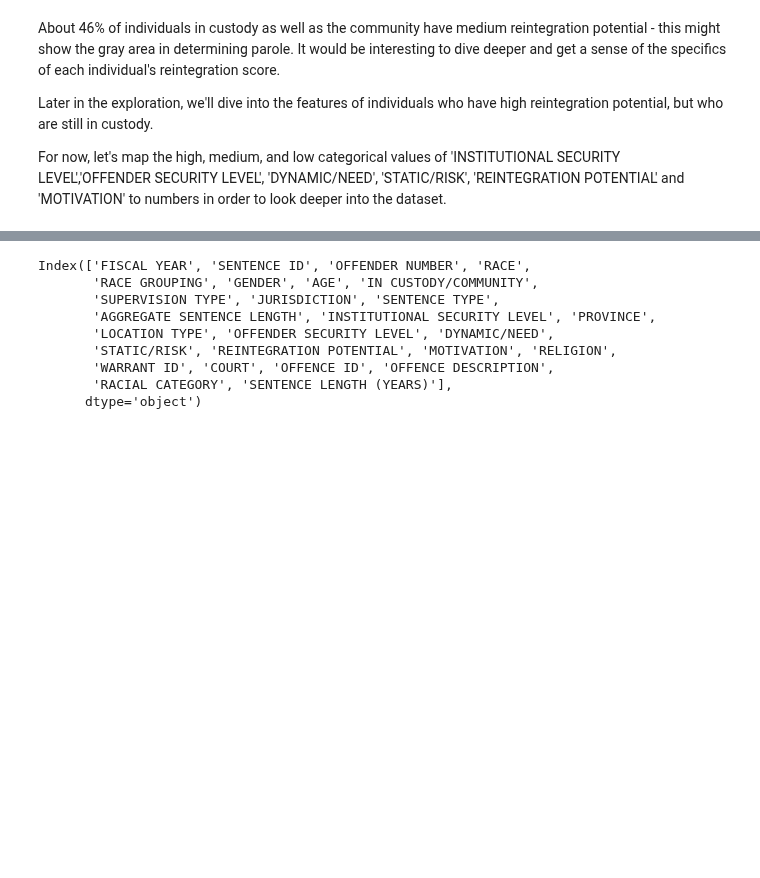
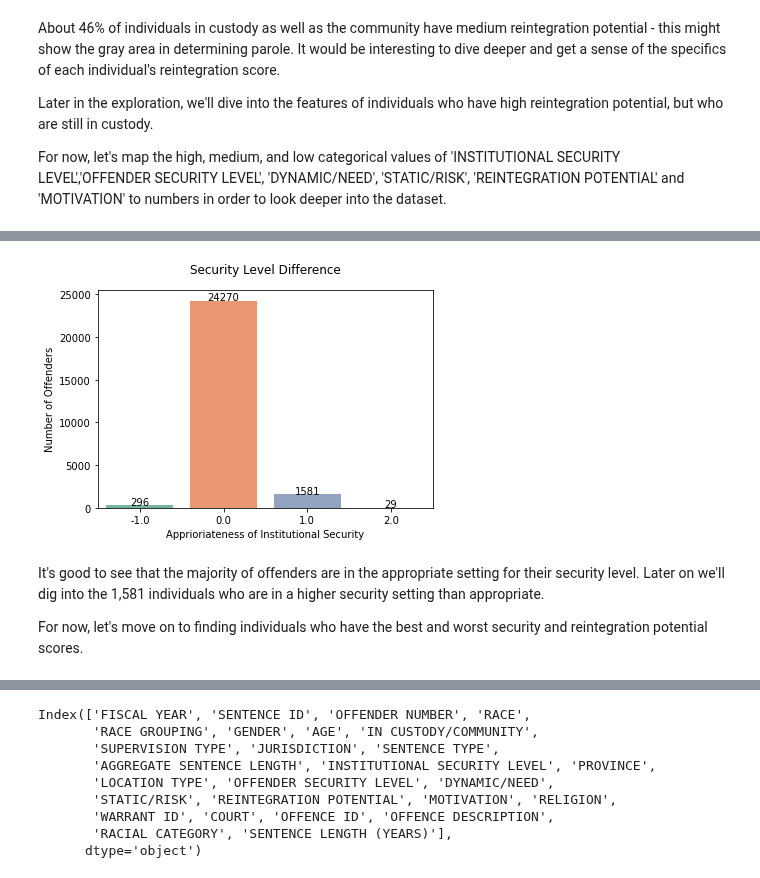
Before and after one commit to anastasiabizyayeva/Bias_Behind_Bars, a Jupyter notebook: EDA.ipynb, the cells around one changed output, grey strips where cells are left out. Saved outputs shown, nothing was run; the diff lists cells and outputs as text; code cells hidden in the pictures; blank space fills up the shorter version.

```diff
--- a/EDA.ipynb
+++ b/EDA.ipynb
@@ -353,3 +355,34 @@ About 46% of individuals in custody as well as the community have medium reinteg
 Later in the exploration, we'll dive into the features of individuals who have high reintegration potential, but who are still in custody.
 
 For now, let's map the high, medium, and low categorical values of 'INSTITUTIONAL SECURITY LEVEL','OFFENDER SECURITY LEVEL', 'DYNAMIC/NEED', 'STATIC/RISK', 'REINTEGRATION POTENTIAL' and 'MOTIVATION' to numbers in order to look deeper into the dataset.
+# %%
+def high_low(x):
+    if x == 'HIGH':
+        y = 3
+    elif x == 'MEDIUM':
+        y = 2
+    elif x == 'LOW':
+        y = 1
+    else:
+        y = np.nan
+    return y
+
+def max_min(x):
+    if x == 'MAXIMUM':
+        y = 3
+    elif x == 'MEDIUM':
+        y = 2
+    elif x == 'MINIMUM':
+        y = 1
+    else:
+        y = np.nan
+    return y
+
+cols_high_low = ['DYNAMIC/NEED', 'STATIC/RISK', 'REINTEGRATION POTENTIAL', 'MOTIVATION']
+cols_max_min = ['INSTITUTIONAL SECURITY LEVEL','OFFENDER SECURITY LEVEL']
+
+for c in cols_high_low:
+    df[c] = df[c].apply(lambda x: high_low(x))
+
+for c in cols_max_min:
+    df[c] = df[c].apply(lambda x: max_min(x))
@@ -355,0 +397,18 @@ For now, let's map the high, medium, and low categorical values of 'INSTITUTIONA
+# %%
+df['SECURITY DIFFERENCE'] = df['INSTITUTIONAL SECURITY LEVEL'] - df['OFFENDER SECURITY LEVEL']
+
+df_secdiff = df.groupby(['OFFENDER NUMBER','SECURITY DIFFERENCE'])['OFFENCE ID'].count().reset_index()
+
+ax = sns.countplot(x='SECURITY DIFFERENCE', data=df_secdiff, palette = 'Set2')
+ax.set_title('Security Level Difference', fontsize= 12, y =1.05)
+show_values_on_bars(ax)
+ax.set_xlabel("Apprioriateness of Institutional Security")
+ax.set_ylabel("Number of Offenders")
+
+plt.show()
+# %% [output]
+[figure, added]
+# %% [markdown]
+It's good to see that the majority of offenders are in the appropriate setting for their security level. Later on we'll dig into the 1,581 individuals who are in a higher security setting than appropriate.
+
+For now, let's move on to finding individuals who have the best and worst security and reintegration potential scores.
```
Also changed, not shown: parts of 9 cells of this notebook.
